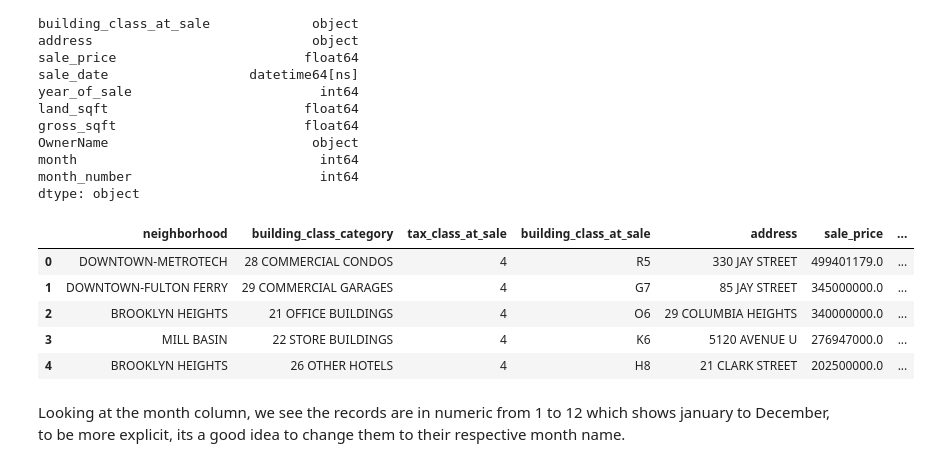
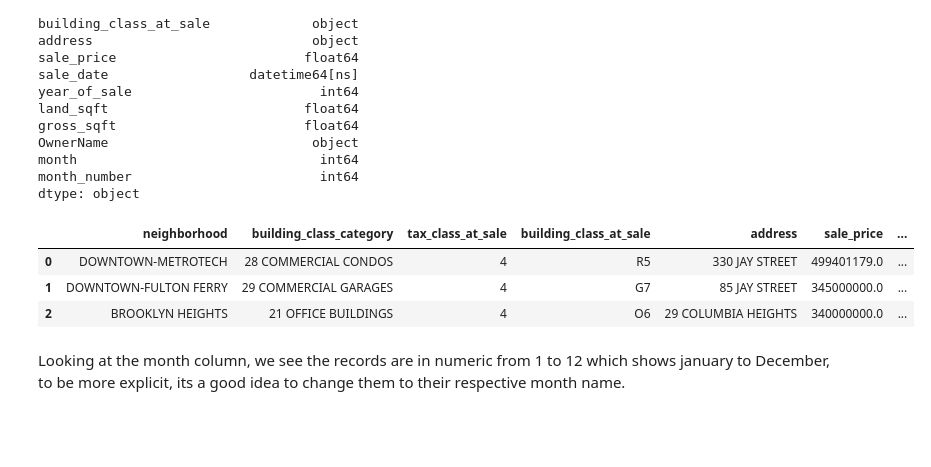
Before and after one commit to Ayomi-tech/brooklyn_housing_project, a Jupyter notebook: Untitled.ipynb, the cells around one changed output. Saved outputs shown, nothing was run; the diff lists cells and outputs as text; code cells hidden in the pictures; blank space fills up the shorter version.

```diff
--- a/Untitled.ipynb
+++ b/Untitled.ipynb
@@ -70,14 +68,12 @@ month                               int64
 month_number                        int64
 dtype: object
 # %%
-subset_df.head()
+subset_df.head(3)
 # %% [output]
 |  | neighborhood | building_class_category | tax_class_at_sale | building_class_at_sale | address | sale_price | ... |
 | 0 | DOWNTOWN-METROTECH | 28 COMMERCIAL CONDOS | 4 | R5 | 330 JAY STREET | 499401179.0 | ... |
 | 1 | DOWNTOWN-FULTON FERRY | 29 COMMERCIAL GARAGES | 4 | G7 | 85 JAY STREET | 345000000.0 | ... |
 | 2 | BROOKLYN HEIGHTS | 21 OFFICE BUILDINGS | 4 | O6 | 29 COLUMBIA HEIGHTS | 340000000.0 | ... |
-| 3 | MILL BASIN | 22 STORE BUILDINGS | 4 | K6 | 5120 AVENUE U | 276947000.0 | ... |
-| 4 | BROOKLYN HEIGHTS | 26 OTHER HOTELS | 4 | H8 | 21 CLARK STREET | 202500000.0 | ... |
 # %% [markdown]
 Looking at the month column, we see the records are in numeric from 1 to 12 which shows january to December, to be more explicit, its a good idea to change them to their respective month name.
 # %%
```
Also changed, not shown: parts of 40 cells of this notebook.
